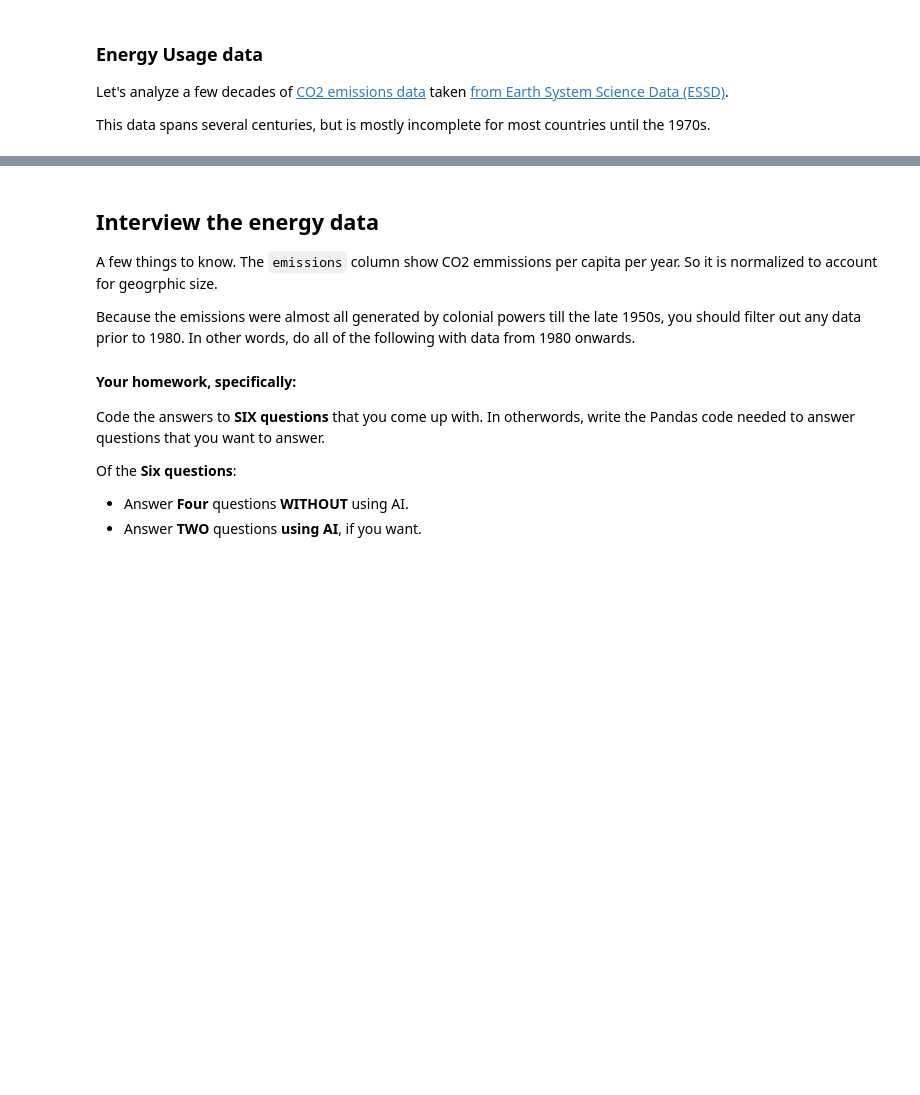
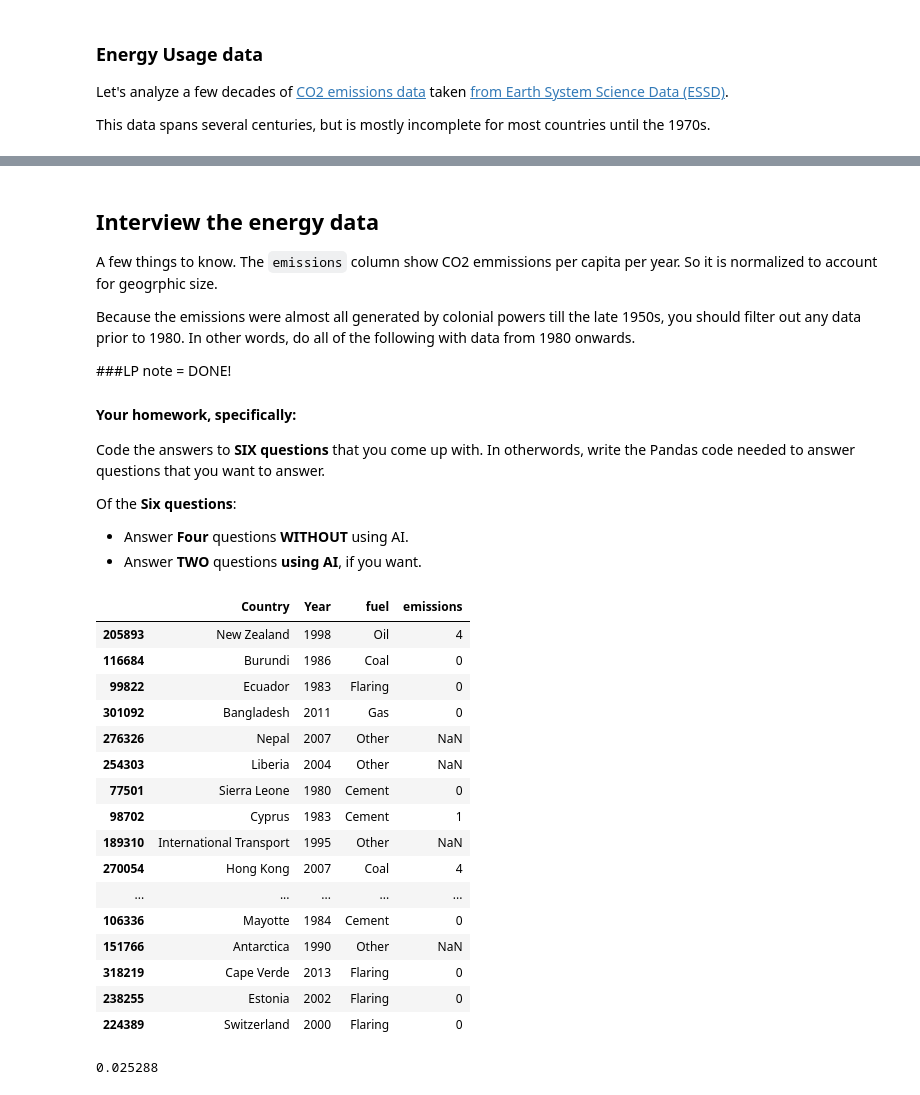
Before and after one commit to lauraplive/wk-9-agg, a Jupyter notebook: wk9-agg-disagg-Pellicer.ipynb, the cells around one changed output, grey strips where cells are left out. Saved outputs shown, nothing was run; the diff lists cells and outputs as text; code cells hidden in the pictures; blank space fills up the shorter version.

Commit message:
Update homework and add more notes to self

```diff
--- a/wk9-agg-disagg-BLANK.ipynb
+++ b/wk9-agg-disagg-Pellicer.ipynb
@@ -536,6 +649,8 @@ emissions_df
 A few things to know. The `emissions` column show CO2 emmissions per capita per year. So it is normalized to account for geogrphic size.
 
 Because the emissions were almost all generated by colonial powers till the late 1950s, you should filter out any data prior to 1980. In other words, do all of the following with data from 1980 onwards.
+
+###LP note = DONE!
 
 #### Your homework, specifically:
 
@@ -553,0 +671,24 @@ Of the **Six questions**:
+# %%
+df_1980.sample(20)
+# %% [output]
+|  | Country | Year | fuel | emissions |
+| 205893 | New Zealand | 1998 | Oil | 4 |
+| 116684 | Burundi | 1986 | Coal | 0 |
+| 99822 | Ecuador | 1983 | Flaring | 0 |
+| 301092 | Bangladesh | 2011 | Gas | 0 |
+| 276326 | Nepal | 2007 | Other | NaN |
+| 254303 | Liberia | 2004 | Other | NaN |
+| 77501 | Sierra Leone | 1980 | Cement | 0 |
+| 98702 | Cyprus | 1983 | Cement | 1 |
+| 189310 | International Transport | 1995 | Other | NaN |
+| 270054 | Hong Kong | 2007 | Coal | 4 |
+| ... | ... | ... | ... | ... |
+| 106336 | Mayotte | 1984 | Cement | 0 |
+| 151766 | Antarctica | 1990 | Other | NaN |
+| 318219 | Cape Verde | 2013 | Flaring | 0 |
+| 238255 | Estonia | 2002 | Flaring | 0 |
+| 224389 | Switzerland | 2000 | Flaring | 0 |
+# %%
+print(df_1980['emissions'].iloc[0])
+# %% [output]
+0.025288
```
Also changed, not shown: parts of 34 cells of this notebook.
